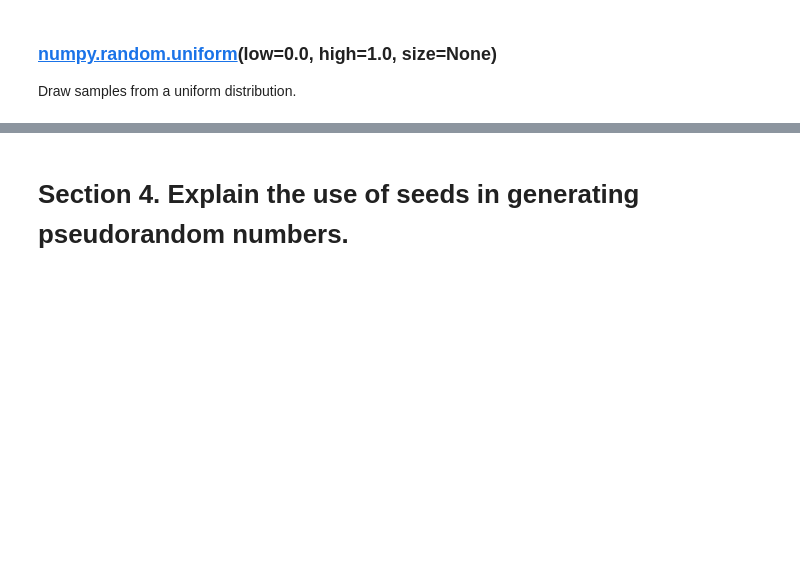
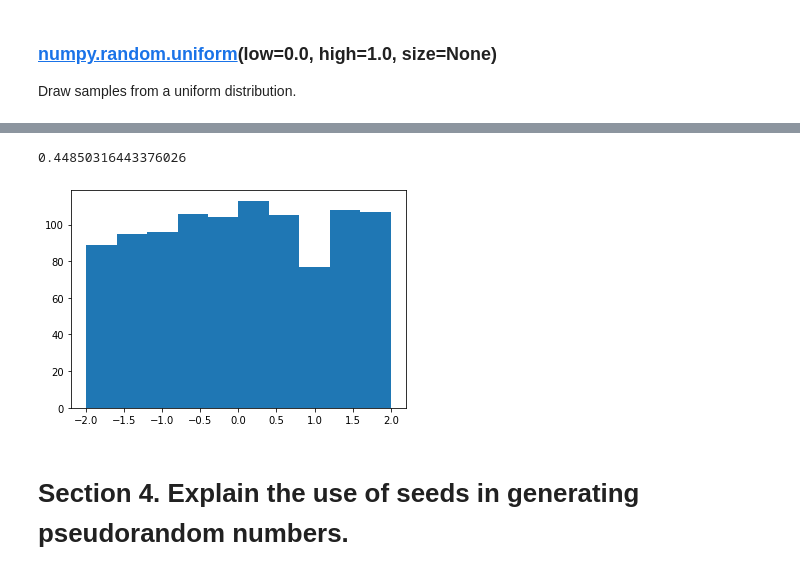
Before and after one commit to amacuga/progda-assignement, a Jupyter notebook: Assignment.ipynb, the cells around one changed output, grey strips where cells are left out. Drawn from its saved outputs; the diff is of its cells as text; code cells hidden in the pictures; blank space fills up the shorter version.

```diff
--- a/Assignment.ipynb
+++ b/Assignment.ipynb
@@ -291,3 +319,15 @@ Draw samples from a uniform distribution.
+# %%
+# Returns 1 random value between 0 and 1
+np.random.uniform()
+# %% [output]
+0.44850316443376026
+# %%
+# Returns 1000 random values between -2 and 2
+x = np.random.uniform(-2, 2, 1000)
+plt.hist(x)
+plt.show()
+# %% [output]
+[figure, added]
 # %% [markdown]
 # Section 4. Explain the use of seeds in generating pseudorandom numbers.
 # %% [markdown]
```
Also changed, not shown: parts of 35 cells of this notebook.
